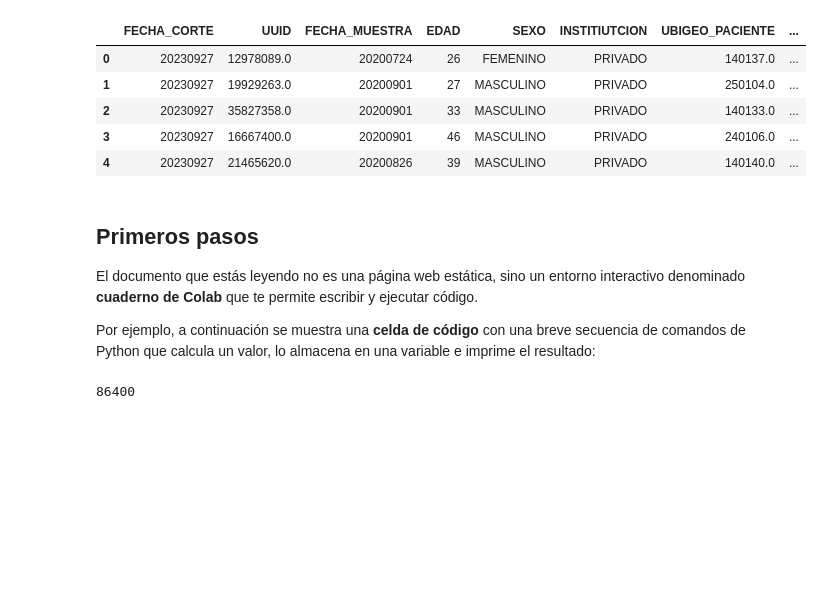
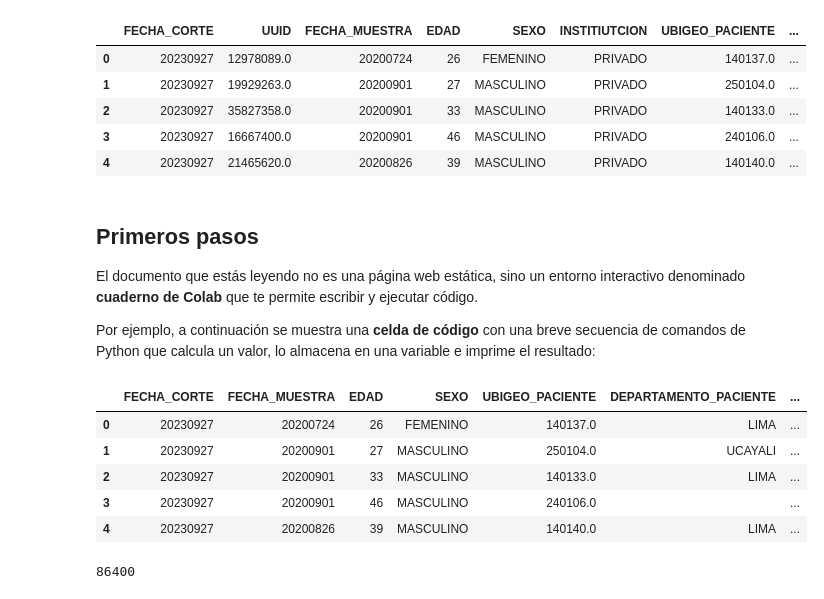
Before and after one commit to vincha4evr/SistInteligentes, a Jupyter notebook: SistInteligentes.ipynb, the cells around one changed output. Saved outputs shown, nothing was run; the diff lists cells and outputs as text; code cells hidden in the pictures; blank space fills up the shorter version.

```diff
--- a/SistInteligentes.ipynb
+++ b/SistInteligentes.ipynb
@@ -62,3 +62,35 @@ Mounted at /content/drive
 El documento que estás leyendo no es una página web estática, sino un entorno interactivo denominado <strong>cuaderno de Colab</strong> que te permite escribir y ejecutar código.
 
 Por ejemplo, a continuación se muestra una <strong>celda de código</strong> con una breve secuencia de comandos de Python que calcula un valor, lo almacena en una variable e imprime el resultado:
+# %%
+# Columnas a eliminar
+DROP_COLUMNS = [
+    'INSTITIUTCION',
+    'UUID'
+
+
+]
+
+
+# Columnas categóricas a mantener
+COL_CATEGORICAS = [
+    'SEXO',
+    'UBIGEO_PACIENTE',
+    'DEPARTAMENTO_PACIENTE',
+    'PROVINCIA_PACIENTE',
+    'DISTRITO_PACIENTE',
+    'DEPARTAMENTO_MUESTRA',
+    'PROVINCIA_MUESTRA',
+    'DISTRITO_MUESTRA',
+    'TIPO_MUESTRA',
+    'RESULTADO',
+    'FECHA_CORTE'
+]
+
+# Columnas numéricas a mantener
+COL_NUMERICO = [
+    'EDAD'
+]
+
+# Eliminar columnas no deseadas
+df.drop(columns=DROP_COLUMNS, inplace=True)
@@ -65,3 +100,12 @@ Por ejemplo, a continuación se muestra una <strong>celda de código</strong> co
+# %%
+df.head()
+# %% [output]
+|  | FECHA_CORTE | FECHA_MUESTRA | EDAD | SEXO | UBIGEO_PACIENTE | DEPARTAMENTO_PACIENTE | ... |
+| 0 | 20230927 | 20200724 | 26 | FEMENINO | 140137.0 | LIMA | ... |
+| 1 | 20230927 | 20200901 | 27 | MASCULINO | 250104.0 | UCAYALI | ... |
+| 2 | 20230927 | 20200901 | 33 | MASCULINO | 140133.0 | LIMA | ... |
+| 3 | 20230927 | 20200901 | 46 | MASCULINO | 240106.0 |  | ... |
+| 4 | 20230927 | 20200826 | 39 | MASCULINO | 140140.0 | LIMA | ... |
 # %%
 seconds_in_a_day = 24 * 60 * 60
 seconds_in_a_day
```
Also changed, not shown: parts of 2 cells of this notebook.
